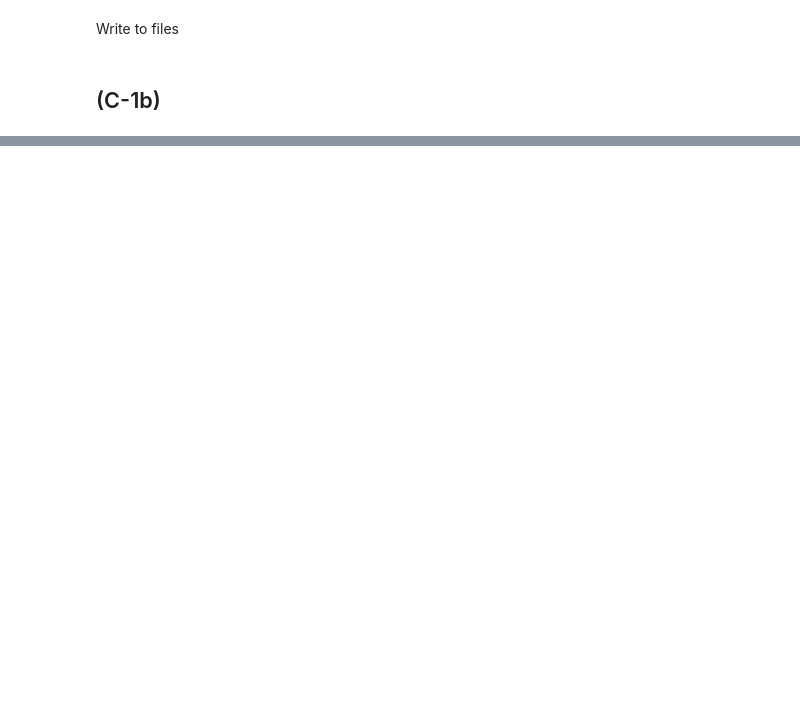
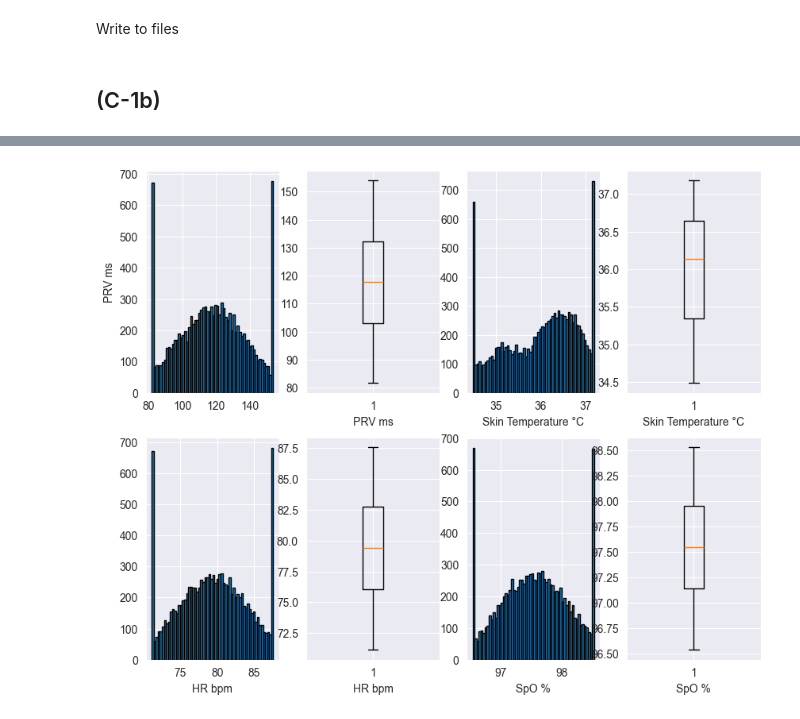
Before and after one commit to Yuraj1/iau_projects, a Jupyter notebook: iak1p.ipynb, the cells around one changed output, grey strips where cells are left out. Saved outputs shown, nothing was run; the diff lists cells and outputs as text; code cells hidden in the pictures; blank space fills up the shorter version.

```diff
--- a/iak1p.ipynb
+++ b/iak1p.ipynb
@@ -218,0 +320,54 @@ patient.to_csv("patient_clean.csv", index=False, sep='\t')
+# %%
+def replace_outliers(a):
+    lower = a.quantile(0.05)
+    upper = a.quantile(0.95)
+
+    clipped = a.clip(lower, upper)
+
+    return clipped
+# %%
+prv = replace_outliers(prv)
+
+skin_temp = replace_outliers(skin_temp)
+
+hr = replace_outliers(hr)
+
+spo = replace_outliers(spo)
+# %%
+plt.figure(figsize=(10, 8))
+plt.subplot(2, 4, 1)
+plt.hist(prv, bins=60, edgecolor="black")
+plt.ylabel("PRV ms")
+
+plt.subplot(2, 4, 2)
+plt.boxplot(prv)
+plt.xlabel("PRV ms")
+
+plt.subplot(2, 4, 3)
+plt.hist(skin_temp, bins=60, edgecolor="black")
+plt.xlabel("Skin Temperature °C")
+
+plt.subplot(2, 4, 4)
+plt.boxplot(skin_temp)
+plt.xlabel("Skin Temperature °C")
+
+plt.subplot(2, 4, 5)
+plt.hist(hr, bins=60, edgecolor="black")
+plt.xlabel("HR bpm")
+
+plt.subplot(2, 4, 6)
+plt.boxplot(hr)
+plt.xlabel("HR bpm")
+
+plt.subplot(2, 4, 7)
+plt.hist(spo, bins=60, edgecolor="black")
+plt.xlabel("SpO %")
+
+
+plt.subplot(2, 4, 8)
+plt.boxplot(spo)
+plt.xlabel("SpO %")
+
+plt.show()
+# %% [output]
+[figure, added]
```
Also changed, not shown: parts of 20 cells of this notebook.
